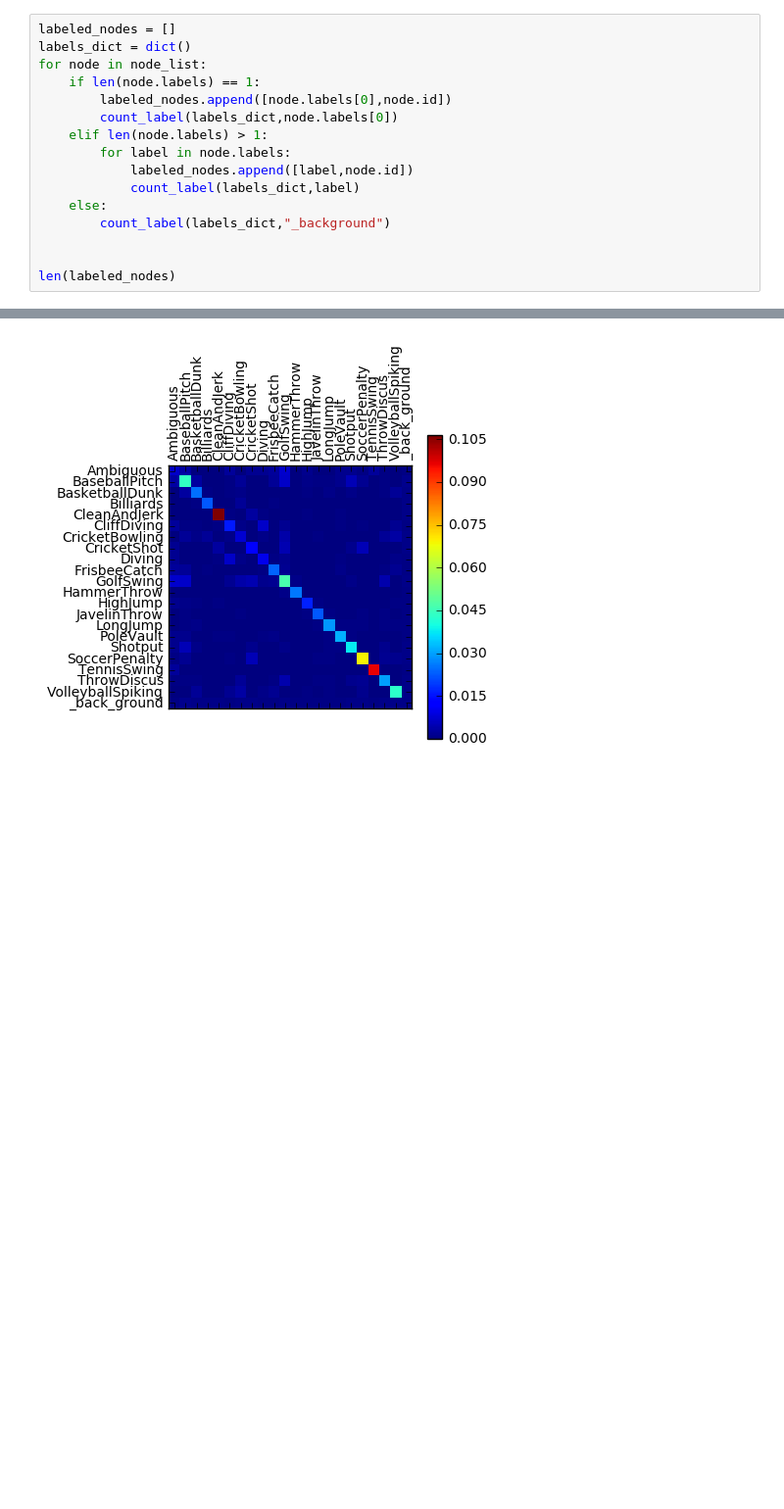
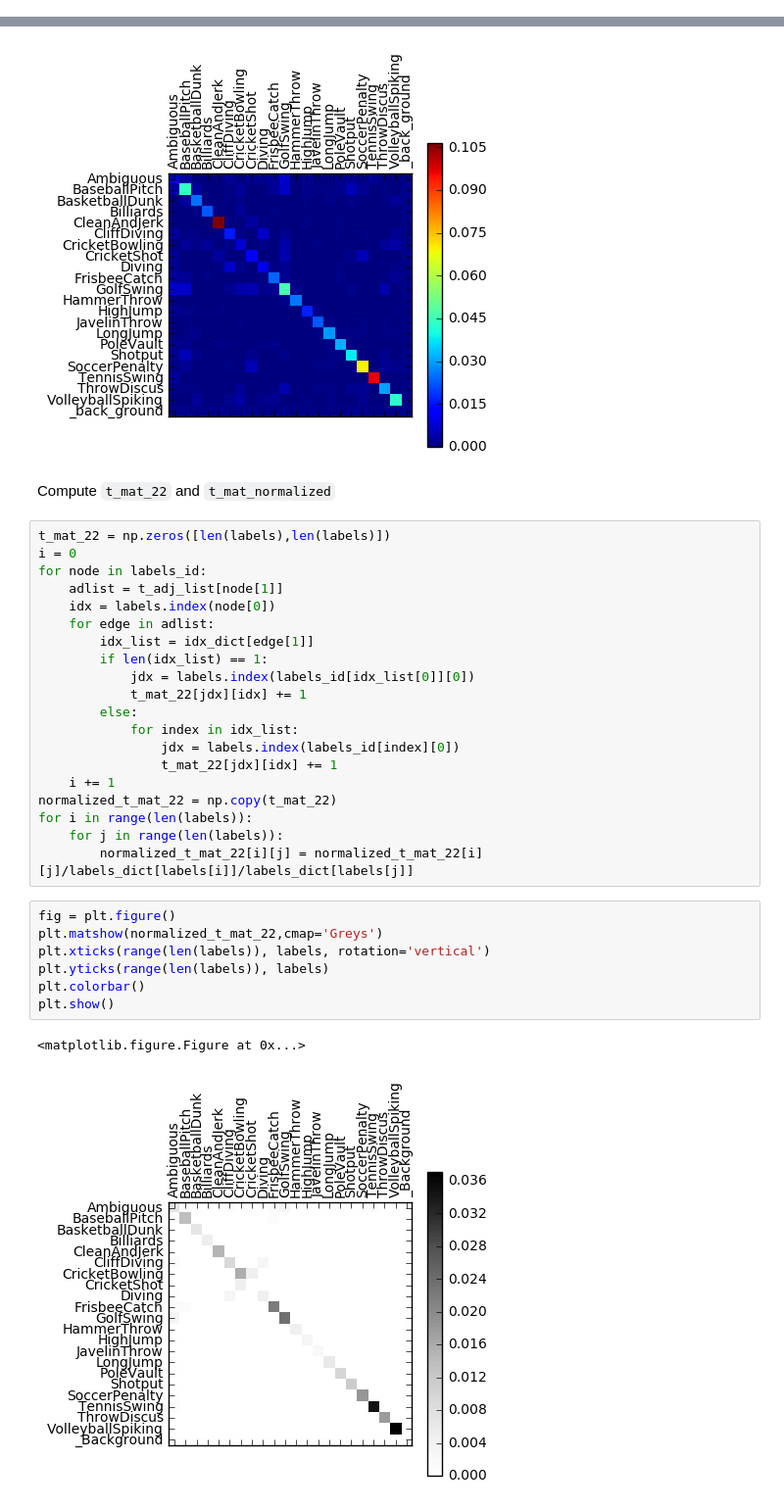
Before and after one commit to KevKeyingLi/VideoActionRecognition, a Jupyter notebook: notebook/Draw the graph.ipynb, the cells around one changed output, grey strips where cells are left out. Shown at 98% size. Saved outputs shown, nothing was run; the diff lists cells and outputs as text; blank space fills up the shorter version.

Commit message:
draw 22-22 plot

```diff
--- a/notebook/Draw the graph.ipynb
+++ b/notebook/Draw the graph.ipynb
@@ -163,16 +193,0 @@ def count_label(labels_dict,label):
-# %%
-labeled_nodes = []
-labels_dict = dict()
-for node in node_list:
-    if len(node.labels) == 1:
-        labeled_nodes.append([node.labels[0],node.id])
-        count_label(labels_dict,node.labels[0])
-    elif len(node.labels) > 1:
-        for label in node.labels:
-            labeled_nodes.append([label,node.id])
-            count_label(labels_dict,label)
-    else:
-        count_label(labels_dict,"_background")
-
-
-len(labeled_nodes)
@@ -337,3 +380,35 @@ plt.show()
 # %% [output]
 <matplotlib.figure.Figure at 0x...>
 [figure]
+# %% [markdown]
+Compute `t_mat_22` and `t_mat_normalized`
+# %%
+t_mat_22 = np.zeros([len(labels),len(labels)])
+i = 0
+for node in labels_id:
+    adlist = t_adj_list[node[1]]
+    idx = labels.index(node[0])
+    for edge in adlist:
+        idx_list = idx_dict[edge[1]]
+        if len(idx_list) == 1:
+            jdx = labels.index(labels_id[idx_list[0]][0])
+            t_mat_22[jdx][idx] += 1
+        else:
+            for index in idx_list:
+                jdx = labels.index(labels_id[index][0])
+                t_mat_22[jdx][idx] += 1
+    i += 1
+normalized_t_mat_22 = np.copy(t_mat_22)
+for i in range(len(labels)):
+    for j in range(len(labels)):
+        normalized_t_mat_22[i][j] = normalized_t_mat_22[i][j]/labels_dict[labels[i]]/labels_dict[labels[j]]
+# %%
+fig = plt.figure()
+plt.matshow(normalized_t_mat_22,cmap='Greys')
+plt.xticks(range(len(labels)), labels, rotation='vertical')
+plt.yticks(range(len(labels)), labels)
+plt.colorbar()
+plt.show()
+# %% [output]
+<matplotlib.figure.Figure at 0x...>
+[figure, added]
```
Also changed, not shown: parts of 22 cells of this notebook.
